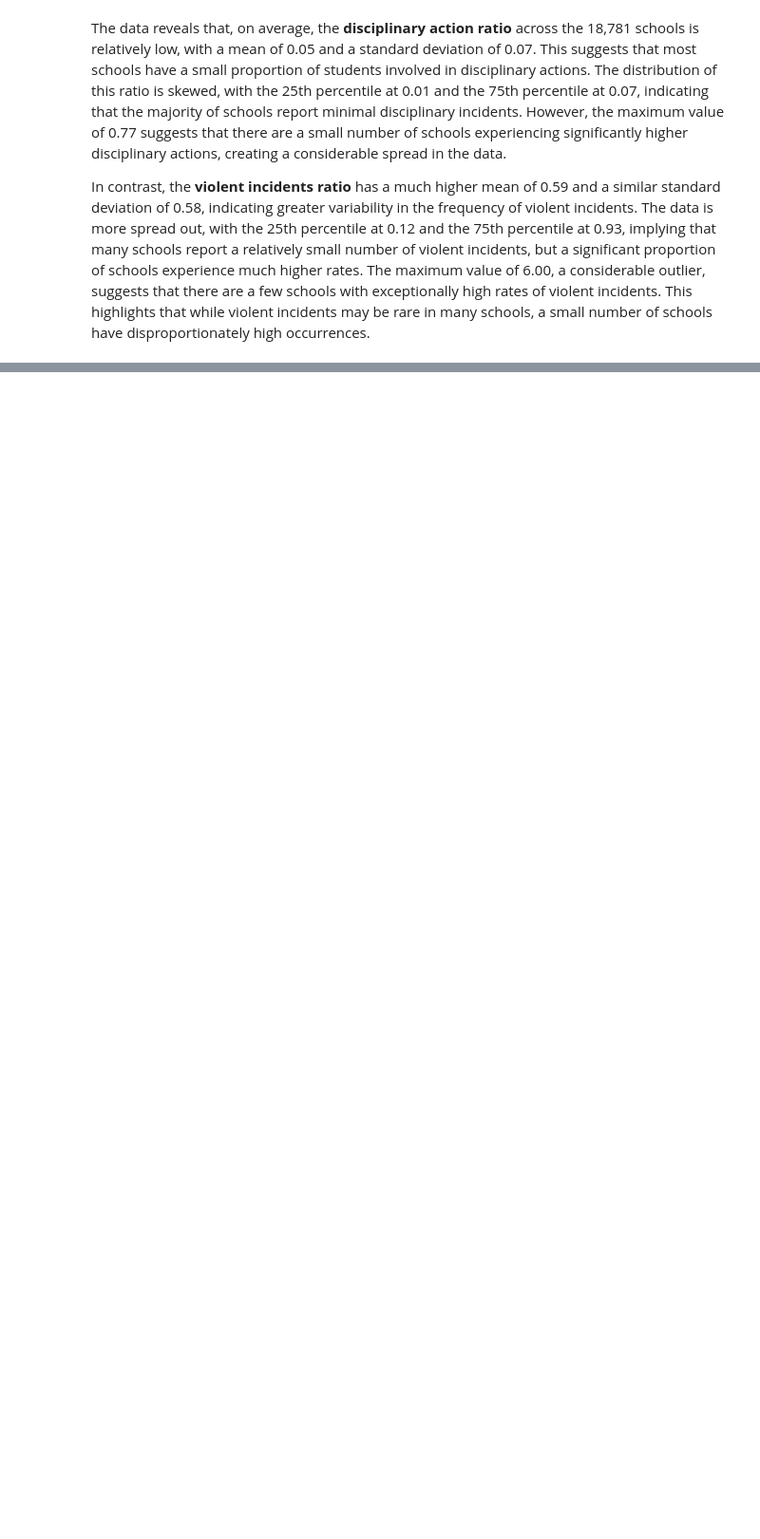
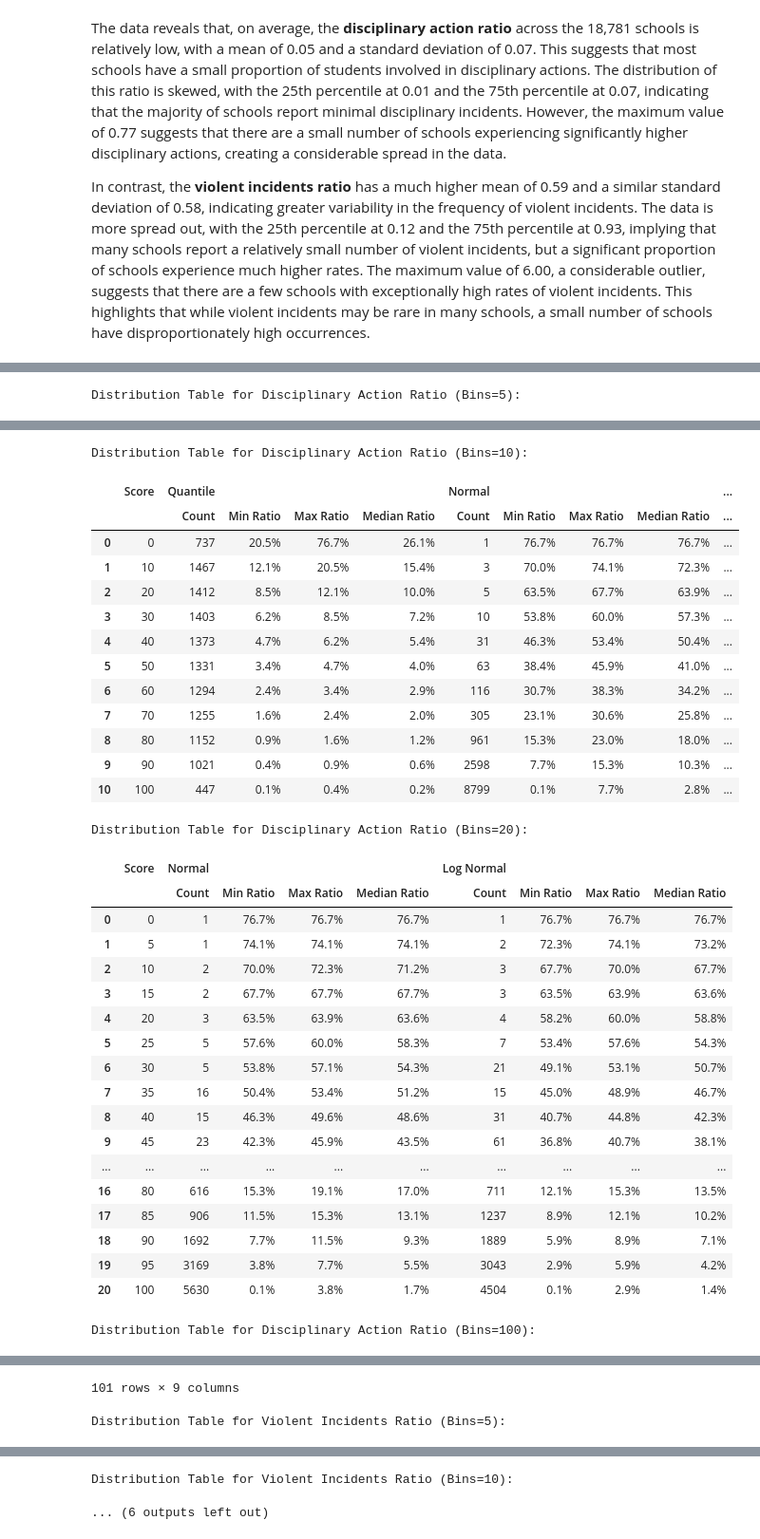
Before and after one commit to parliamentdata/rssi_discipline_analysis, a Jupyter notebook: discipline_analysis.ipynb, the cells around one changed output, grey strips where cells are left out. Shown: that part at 95% size. Drawn from its saved outputs; the diff is of its cells as text; code cells hidden in the pictures; blank space fills up the shorter version.

```diff
--- a/discipline_analysis.ipynb
+++ b/discipline_analysis.ipynb
@@ -751,0 +23,28 @@ for column in columns_to_print:
+# %%
+for column in hf.columns_to_score:
+
+    hf.report_card_df = hf.normalize_scores(hf.report_card_df, column, bin_size=5)
+    hf.report_card_df = hf.normalize_scores(hf.report_card_df, column, bin_size=10)
+    hf.report_card_df = hf.normalize_scores(hf.report_card_df, column, bin_size=20)
+    hf.report_card_df = hf.normalize_scores(hf.report_card_df, column, bin_size=100)
+
+    hf.report_card_df = hf.custom_score(hf.report_card_df, column, hf.custom_bins_scores_5, bin_size=5)
+    hf.report_card_df = hf.custom_score(hf.report_card_df, column, hf.custom_bins_scores_10, bin_size=10)
+
+    hf.report_card_df = hf.quantile_scores(hf.report_card_df, column, bin_size=5)
+    hf.report_card_df = hf.quantile_scores(hf.report_card_df, column, bin_size=10)
+
+for column in hf.columns_to_score:
+    print(f"\nDistribution Table for {column.replace('_', ' ').title()} (Bins=5):")
+    display(hf.score_distribution_table(hf.report_card_df, column, bin_size=5))
+
+    print(f"\nDistribution Table for {column.replace('_', ' ').title()} (Bins=10):")
+    display(hf.score_distribution_table(hf.report_card_df, column, bin_size=10))
+
+    print(f"\nDistribution Table for {column.replace('_', ' ').title()} (Bins=20):")
+    display(hf.score_large_distribution_table(hf.report_card_df, column, bin_size=20))
+
+    print(f"\nDistribution Table for {column.replace('_', ' ').title()} (Bins=100):")
+    display(hf.score_large_distribution_table(hf.report_card_df, column, bin_size=100))
+# %% [output]
+Distribution Table for Disciplinary Action Ratio (Bins=5):
@@ -751,0 +59,34 @@ for column in columns_to_print:
+Distribution Table for Disciplinary Action Ratio (Bins=10):
+|  | Score | Quantile |  |  |  | Normal |  |  |  | ... |
+|  |  | Count | Min Ratio | Max Ratio | Median Ratio | Count | Min Ratio | Max Ratio | Median Ratio | ... |
+| 0 | 0 | 737 | 20.5% | 76.7% | 26.1% | 1 | 76.7% | 76.7% | 76.7% | ... |
+| 1 | 10 | 1467 | 12.1% | 20.5% | 15.4% | 3 | 70.0% | 74.1% | 72.3% | ... |
+| 2 | 20 | 1412 | 8.5% | 12.1% | 10.0% | 5 | 63.5% | 67.7% | 63.9% | ... |
+| 3 | 30 | 1403 | 6.2% | 8.5% | 7.2% | 10 | 53.8% | 60.0% | 57.3% | ... |
+| 4 | 40 | 1373 | 4.7% | 6.2% | 5.4% | 31 | 46.3% | 53.4% | 50.4% | ... |
+| 5 | 50 | 1331 | 3.4% | 4.7% | 4.0% | 63 | 38.4% | 45.9% | 41.0% | ... |
+| 6 | 60 | 1294 | 2.4% | 3.4% | 2.9% | 116 | 30.7% | 38.3% | 34.2% | ... |
+| 7 | 70 | 1255 | 1.6% | 2.4% | 2.0% | 305 | 23.1% | 30.6% | 25.8% | ... |
+| 8 | 80 | 1152 | 0.9% | 1.6% | 1.2% | 961 | 15.3% | 23.0% | 18.0% | ... |
+| 9 | 90 | 1021 | 0.4% | 0.9% | 0.6% | 2598 | 7.7% | 15.3% | 10.3% | ... |
+| 10 | 100 | 447 | 0.1% | 0.4% | 0.2% | 8799 | 0.1% | 7.7% | 2.8% | ... |
+Distribution Table for Disciplinary Action Ratio (Bins=20):
+|  | Score | Normal |  |  |  | Log Normal |  |  |  |
+|  |  | Count | Min Ratio | Max Ratio | Median Ratio | Count | Min Ratio | Max Ratio | Median Ratio |
+| 0 | 0 | 1 | 76.7% | 76.7% | 76.7% | 1 | 76.7% | 76.7% | 76.7% |
+| 1 | 5 | 1 | 74.1% | 74.1% | 74.1% | 2 | 72.3% | 74.1% | 73.2% |
+| 2 | 10 | 2 | 70.0% | 72.3% | 71.2% | 3 | 67.7% | 70.0% | 67.7% |
+| 3 | 15 | 2 | 67.7% | 67.7% | 67.7% | 3 | 63.5% | 63.9% | 63.6% |
+| 4 | 20 | 3 | 63.5% | 63.9% | 63.6% | 4 | 58.2% | 60.0% | 58.8% |
+| 5 | 25 | 5 | 57.6% | 60.0% | 58.3% | 7 | 53.4% | 57.6% | 54.3% |
+| 6 | 30 | 5 | 53.8% | 57.1% | 54.3% | 21 | 49.1% | 53.1% | 50.7% |
+| 7 | 35 | 16 | 50.4% | 53.4% | 51.2% | 15 | 45.0% | 48.9% | 46.7% |
+| 8 | 40 | 15 | 46.3% | 49.6% | 48.6% | 31 | 40.7% | 44.8% | 42.3% |
+| 9 | 45 | 23 | 42.3% | 45.9% | 43.5% | 61 | 36.8% | 40.7% | 38.1% |
+| ... | ... | ... | ... | ... | ... | ... | ... | ... | ... |
+| 16 | 80 | 616 | 15.3% | 19.1% | 17.0% | 711 | 12.1% | 15.3% | 13.5% |
+| 17 | 85 | 906 | 11.5% | 15.3% | 13.1% | 1237 | 8.9% | 12.1% | 10.2% |
+| 18 | 90 | 1692 | 7.7% | 11.5% | 9.3% | 1889 | 5.9% | 8.9% | 7.1% |
+| 19 | 95 | 3169 | 3.8% | 7.7% | 5.5% | 3043 | 2.9% | 5.9% | 4.2% |
+| 20 | 100 | 5630 | 0.1% | 3.8% | 1.7% | 4504 | 0.1% | 2.9% | 1.4% |
+Distribution Table for Disciplinary Action Ratio (Bins=100):
@@ -751,0 +106,2 @@ for column in columns_to_print:
+101 rows × 9 columns
+Distribution Table for Violent Incidents Ratio (Bins=5):
@@ -751,0 +116,2 @@ for column in columns_to_print:
+Distribution Table for Violent Incidents Ratio (Bins=10):
+... (6 outputs left out)
```
Also changed, not shown: parts of 37 cells of this notebook, 1 other file.
